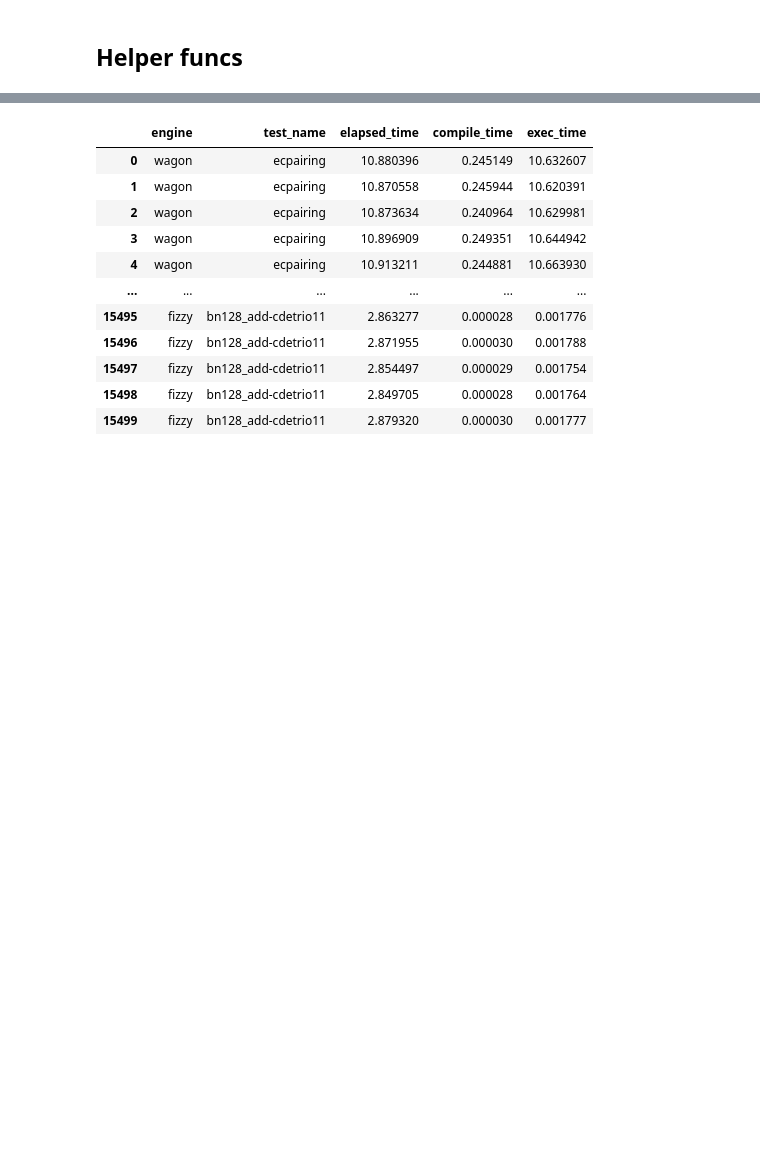
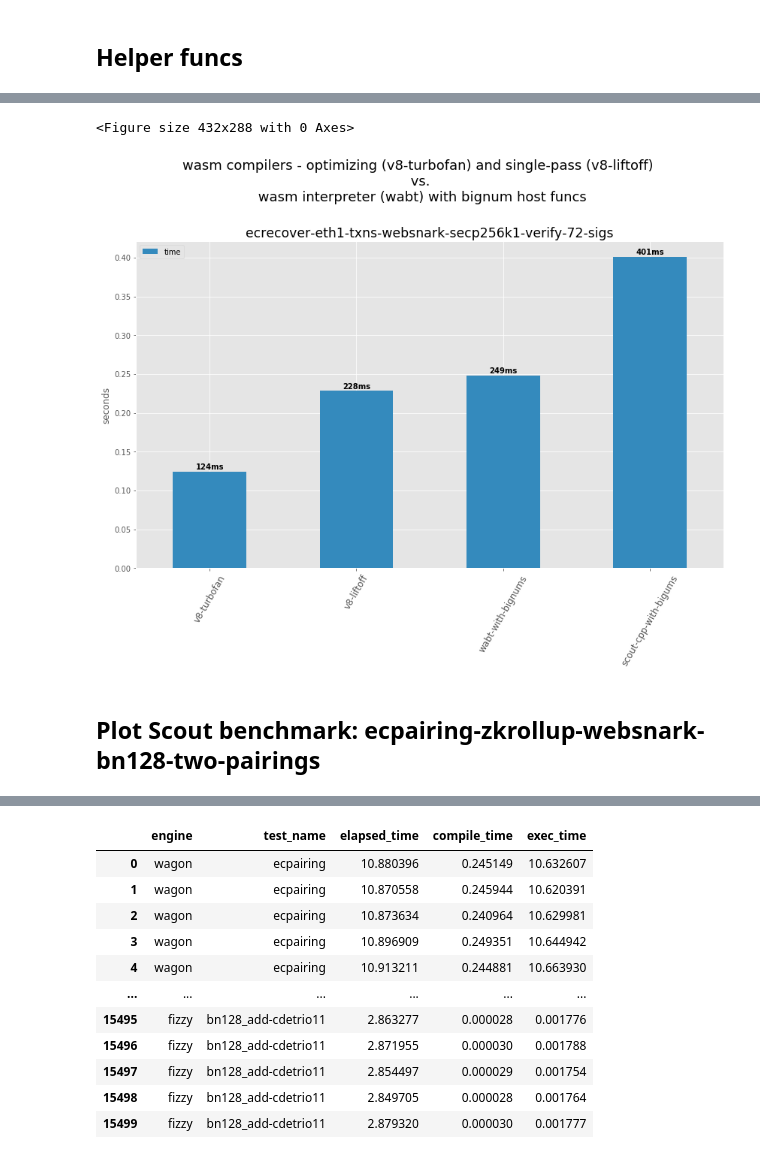
Before and after one commit to ewasm/benchmarking, a Jupyter notebook: notebooks/wasm-engines.ipynb, the cells around one changed output, grey strips where cells are left out. Drawn from its saved outputs; the diff is of its cells as text; code cells hidden in the pictures; blank space fills up the shorter version.

```diff
--- a/notebooks/wasm-engines.ipynb
+++ b/notebooks/wasm-engines.ipynb
@@ -147,0 +212,12 @@ def read_results(file_name):
+# %%
+
+plotOneTest(df_scout_fast_ecrecover_means,
+            suptitle="wasm compilers - optimizing (v8-turbofan) and single-pass (v8-liftoff) \n vs. \n wasm interpreter (wabt) with bignum host funcs",
+            suptitle_pos=1.07,
+            subtitle="\n\n\necrecover-eth1-txns-websnark-secp256k1-verify-72-sigs",
+            subtitle_size='xx-large')
+# %% [output]
+<Figure size 432x288 with 0 Axes>
+[figure, added]
+# %% [markdown]
+## Plot Scout benchmark: ecpairing-zkrollup-websnark-bn128-two-pairings
```
Also changed, not shown: parts of 20 cells of this notebook, 3 other files.
